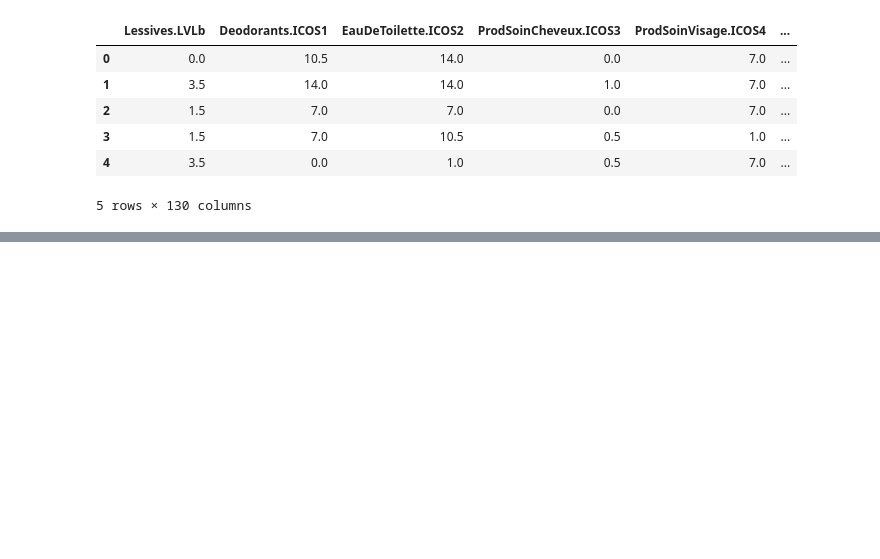
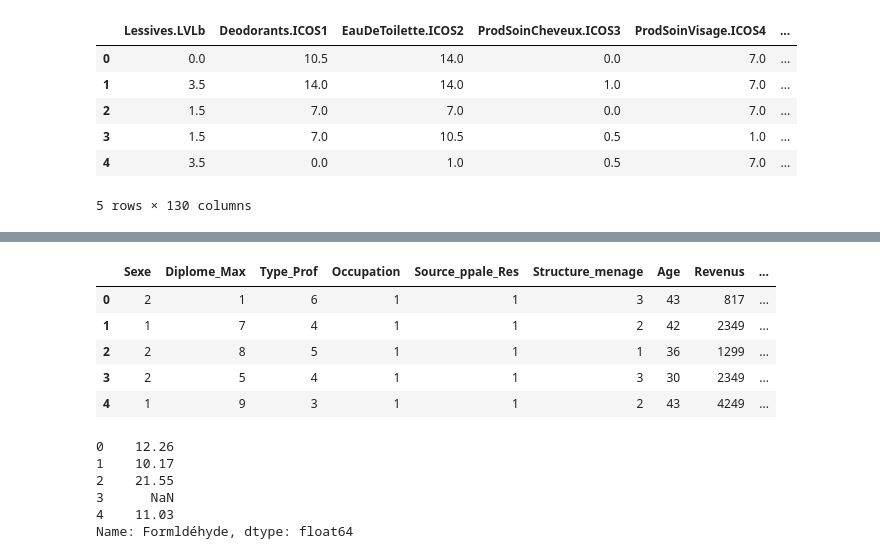
Before and after one commit to shafiqueakbare/housing_campaign, a Jupyter notebook: data_exploration.ipynb, the cells around one changed output, grey strips where cells are left out. Drawn from its saved outputs; the diff is of its cells as text; code cells hidden in the pictures; blank space fills up the shorter version.

```diff
--- a/data_exploration.ipynb
+++ b/data_exploration.ipynb
@@ -33,0 +180,13 @@ df.head(5)
+# %%
+df_household = df[["Sexe","Diplome_Max", "Type_Prof","Occupation", "Source_ppale_Res", "Structure_menage",
+    "Age", "Revenus", "Nb_Person", "Nb_Enfants_inf_10", "Nb_Enfants_sup_10"
+    ]]
+# %%
+df_household.head(5)
+# %% [output]
+|  | Sexe | Diplome_Max | Type_Prof | Occupation | Source_ppale_Res | Structure_menage | Age | Revenus | ... |
+| 0 | 2 | 1 | 6 | 1 | 1 | 3 | 43 | 817 | ... |
+| 1 | 1 | 7 | 4 | 1 | 1 | 2 | 42 | 2349 | ... |
+| 2 | 2 | 8 | 5 | 1 | 1 | 1 | 36 | 1299 | ... |
+| 3 | 2 | 5 | 4 | 1 | 1 | 3 | 30 | 2349 | ... |
+| 4 | 1 | 9 | 3 | 1 | 1 | 2 | 43 | 4249 | ... |
@@ -33,0 +195,9 @@ df.head(5)
+# %%
+df_target.head(5)
+# %% [output]
+0    12.26
+1    10.17
+2    21.55
+3      NaN
+4    11.03
+Name: Formldéhyde, dtype: float64
```
Also changed, not shown: parts of 17 cells of this notebook.
